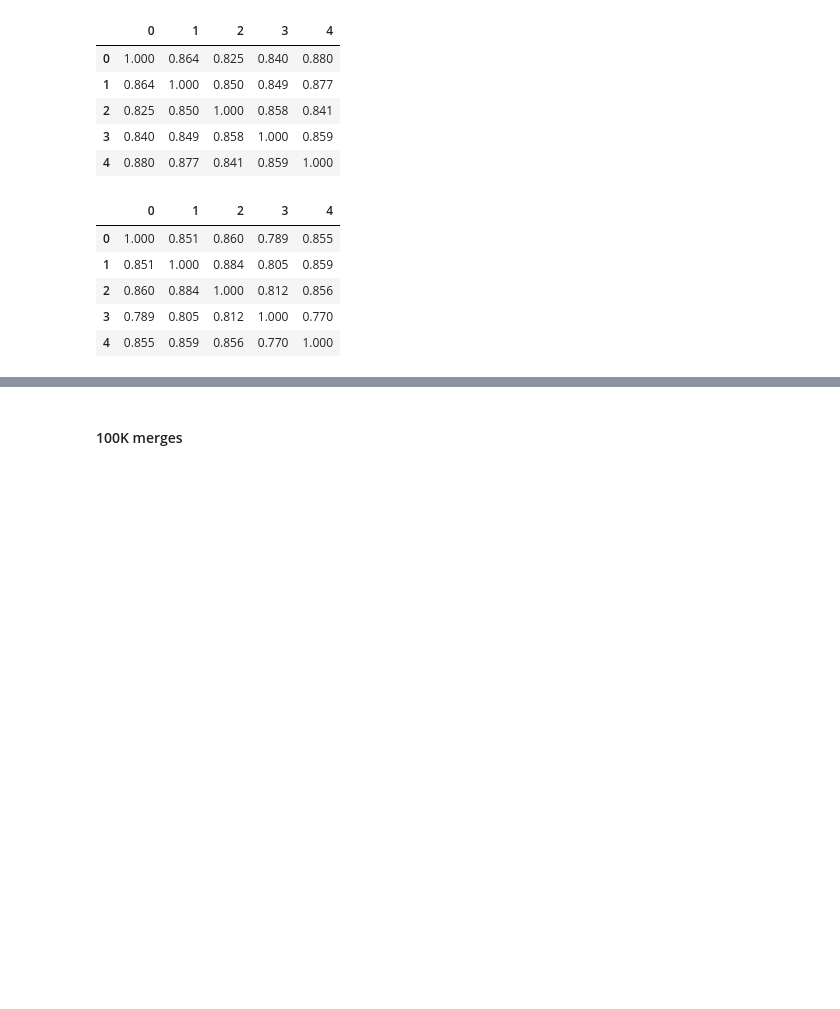
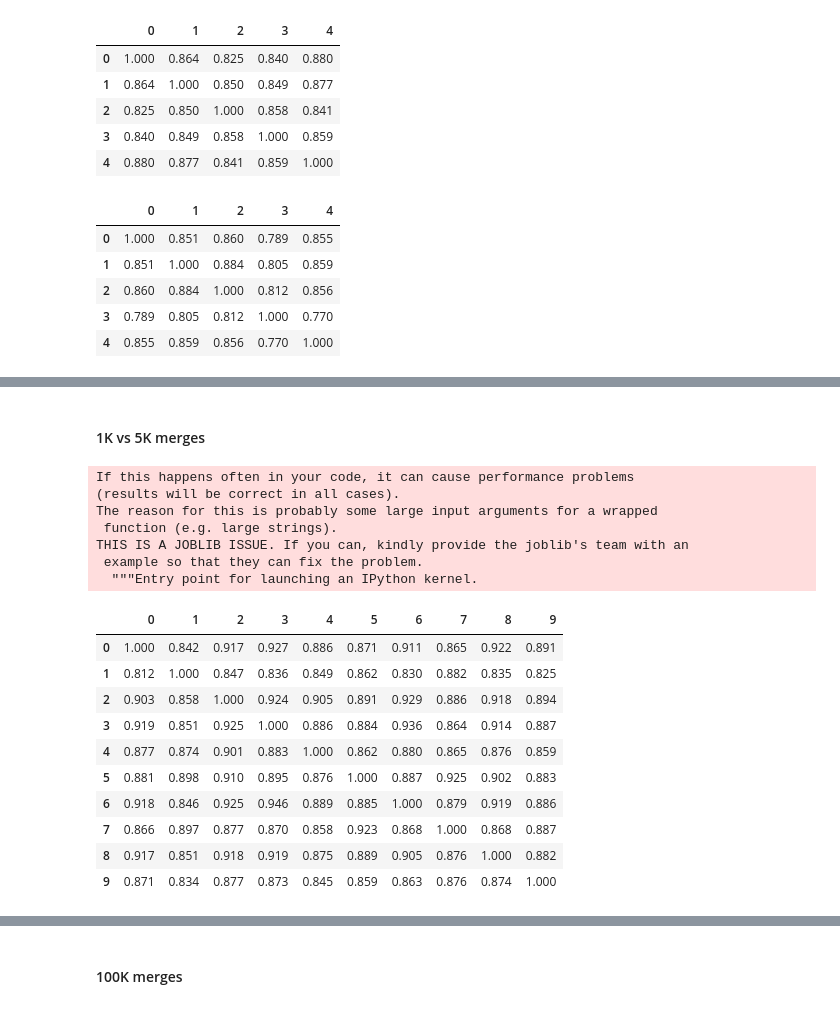
Before and after one commit to hlibbabii/log-recommender-dataprep, a Jupyter notebook: metrics/results.ipynb, the cells around one changed output, grey strips where cells are left out. Saved outputs shown, nothing was run; the diff lists cells and outputs as text; code cells hidden in the pictures; blank space fills up the shorter version.

```diff
--- a/metrics/results.ipynb
+++ b/metrics/results.ipynb
@@ -26,7 +29,7 @@ from metrics.matrix import pearson_matrix, cooccurence_matrix
 # %% [markdown]
 ### Util methods
 # %%
-def first_n_merges(merges: List[List[Merge]], n: int) -> List[List[Merge]]:
+def first_n_merges(merges: List[MergeList], n: int) -> List[MergeList]:
     return list(map(lambda l: l[:n], merges))
 # %% [markdown]
 ### Setting up paths
@@ -276,3 +304,27 @@ DataFrame(m).round(3)
 | 4 | 0.855 | 0.859 | 0.856 | 0.770 | 1.000 |
 # %% [markdown]
 <a id="cooccurrences-100k-merges"></a>
+# %% [markdown]
+#### 1K vs 5K merges
+# %%
+m=cooccurence_matrix(first_n_merges(full_merges_list_10_case, 1000), first_n_merges(full_merges_list_10_case, 5000))
+DataFrame(m).round(3)
+# %% [output]
+If this happens often in your code, it can cause performance problems
+(results will be correct in all cases).
+The reason for this is probably some large input arguments for a wrapped
+ function (e.g. large strings).
+THIS IS A JOBLIB ISSUE. If you can, kindly provide the joblib's team with an
+ example so that they can fix the problem.
+  """Entry point for launching an IPython kernel.
+|  | 0 | 1 | 2 | 3 | 4 | 5 | 6 | 7 | 8 | 9 |
+| 0 | 1.000 | 0.842 | 0.917 | 0.927 | 0.886 | 0.871 | 0.911 | 0.865 | 0.922 | 0.891 |
+| 1 | 0.812 | 1.000 | 0.847 | 0.836 | 0.849 | 0.862 | 0.830 | 0.882 | 0.835 | 0.825 |
+| 2 | 0.903 | 0.858 | 1.000 | 0.924 | 0.905 | 0.891 | 0.929 | 0.886 | 0.918 | 0.894 |
+| 3 | 0.919 | 0.851 | 0.925 | 1.000 | 0.886 | 0.884 | 0.936 | 0.864 | 0.914 | 0.887 |
+| 4 | 0.877 | 0.874 | 0.901 | 0.883 | 1.000 | 0.862 | 0.880 | 0.865 | 0.876 | 0.859 |
+| 5 | 0.881 | 0.898 | 0.910 | 0.895 | 0.876 | 1.000 | 0.887 | 0.925 | 0.902 | 0.883 |
+| 6 | 0.918 | 0.846 | 0.925 | 0.946 | 0.889 | 0.885 | 1.000 | 0.879 | 0.919 | 0.886 |
+| 7 | 0.866 | 0.897 | 0.877 | 0.870 | 0.858 | 0.923 | 0.868 | 1.000 | 0.868 | 0.887 |
+| 8 | 0.917 | 0.851 | 0.918 | 0.919 | 0.875 | 0.889 | 0.905 | 0.876 | 1.000 | 0.882 |
+| 9 | 0.871 | 0.834 | 0.877 | 0.873 | 0.845 | 0.859 | 0.863 | 0.876 | 0.874 | 1.000 |
```
Also changed, not shown: parts of 69 cells of this notebook, 2 other files.
